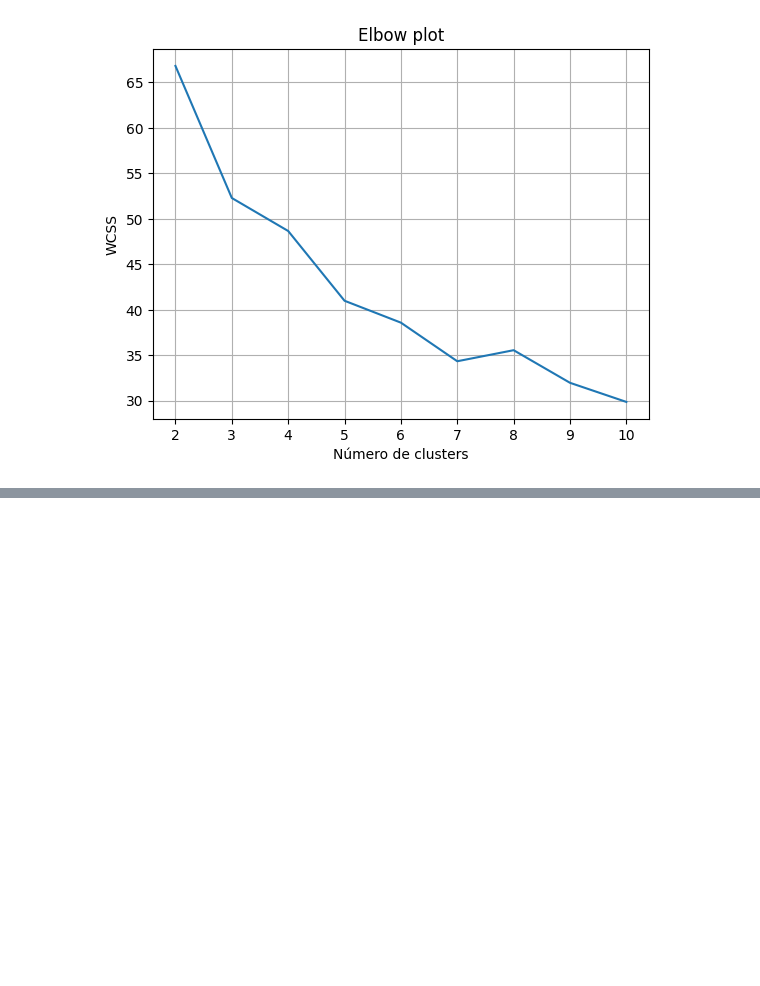
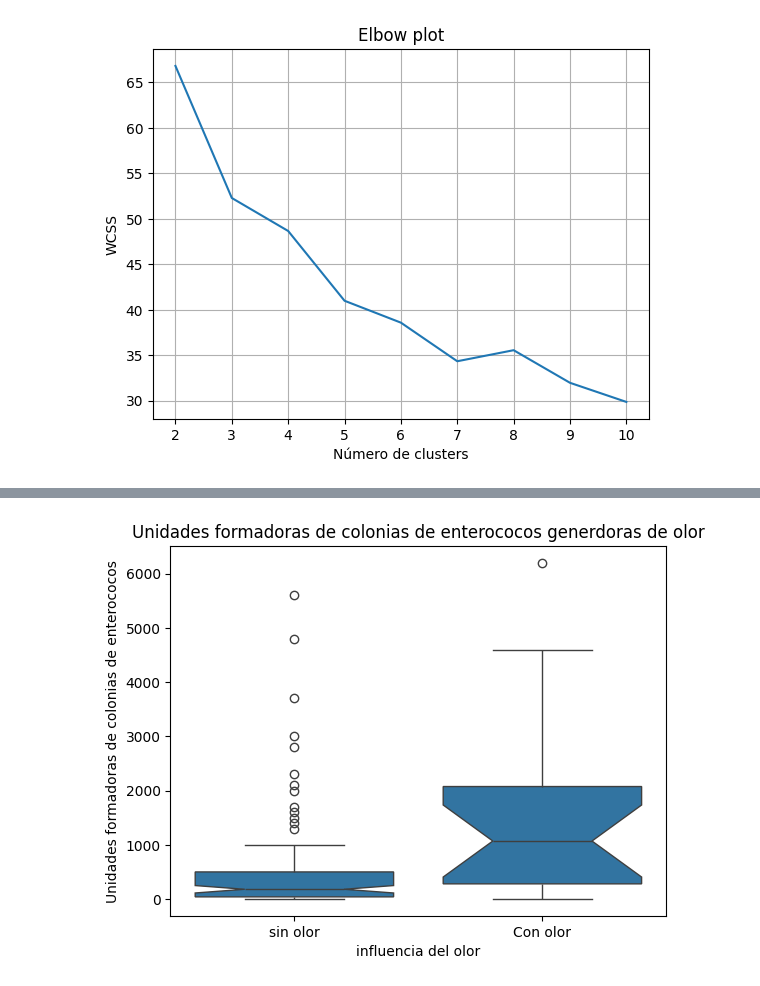
Before and after one commit to MartinoMasson/Fundamentos-de-datos, a Jupyter notebook: informacion.ipynb, the cells around one changed output, grey strips where cells are left out. Cells and saved outputs as stored; diff of their text form; code cells hidden in the pictures; blank space fills up the shorter version.

```diff
--- a/informacion.ipynb
+++ b/informacion.ipynb
@@ -604,0 +606,13 @@ contactos
+# %%
+
+import seaborn as sns
+import matplotlib.pyplot as plt
+
+sns.boxplot(x='olores', y='enteroc_ufc_100ml', data=preprocessed_dataset, notch=True)
+plt.title("Unidades formadoras de colonias de enterococos generdoras de olor")
+plt.xlabel("influencia del olor")
+plt.xticks(ticks=[0, 1], labels=["sin olor", "Con olor"])
+plt.ylabel("Unidades formadoras de colonias de enterococos")
+plt.show()
+# %% [output]
+[figure, added]
```
Also changed, not shown: parts of 9 cells of this notebook.
